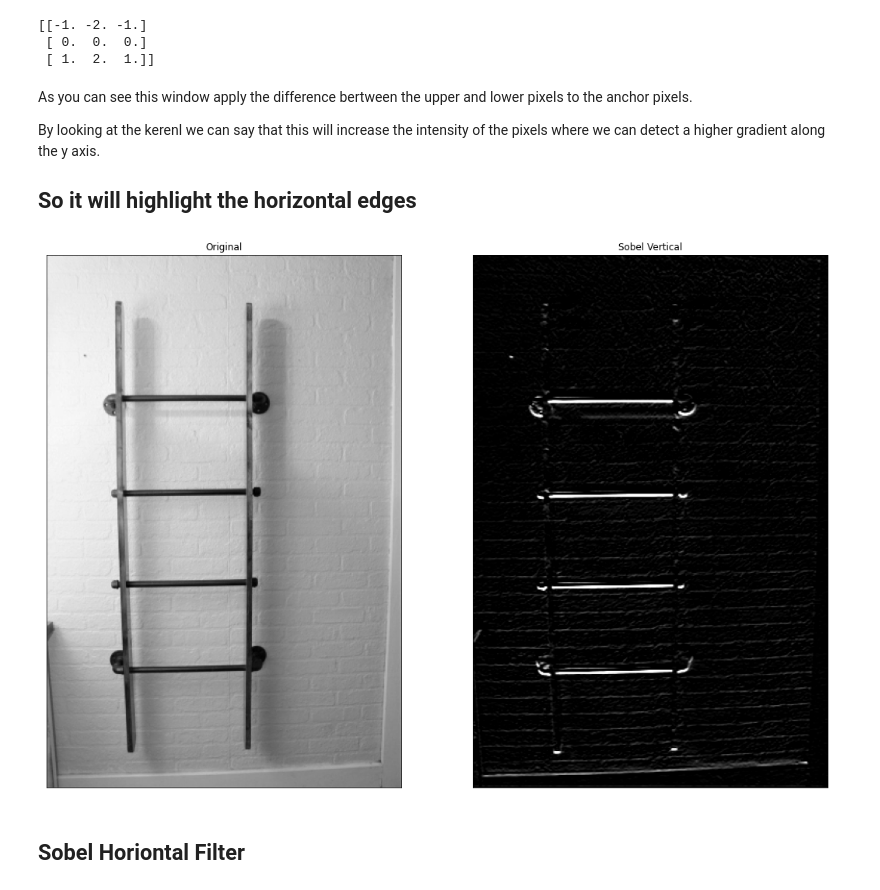
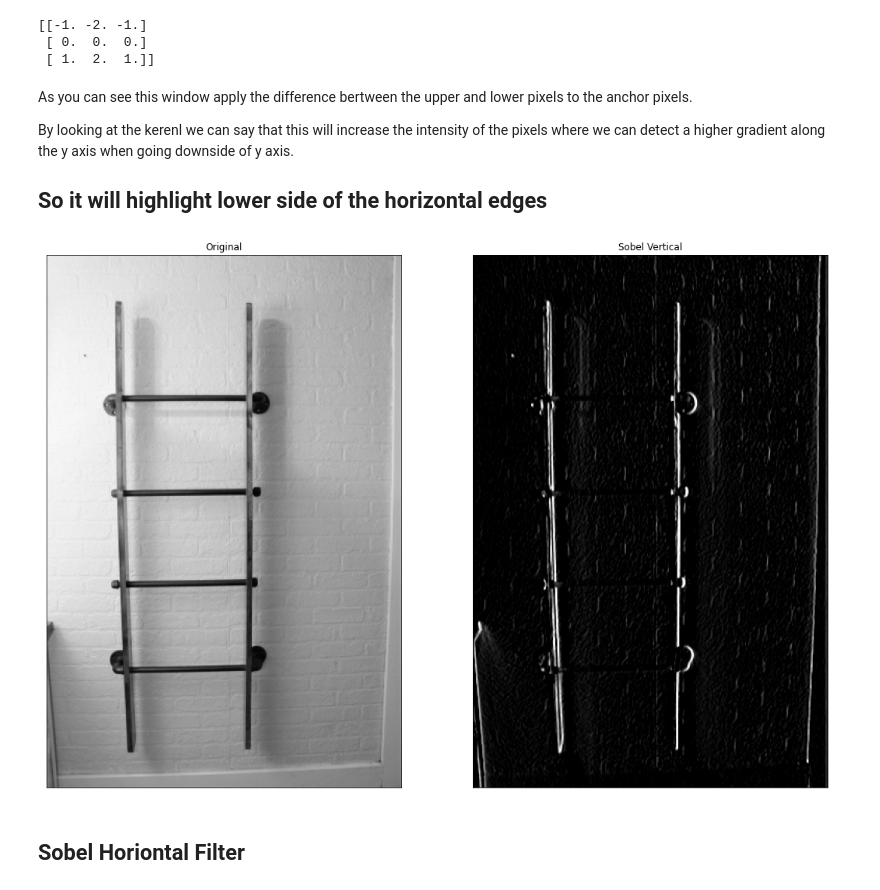
Before and after one commit to OshanJayawardana/CVpunk-Computer-Vision-Fundamentals, a Jupyter notebook: 02_part2.ipynb, the cells around one changed output. Saved outputs shown, nothing was run; the diff lists cells and outputs as text; code cells hidden in the pictures.

```diff
--- a/02_part2.ipynb
+++ b/02_part2.ipynb
@@ -159,23 +159,23 @@ print(kernel)
 # %% [markdown]
 As you can see this window apply the difference bertween the upper and lower pixels to the anchor pixels.
 
-By looking at the kerenl we can say that this will increase the intensity of the pixels where we can detect a higher gradient along the y axis.
+By looking at the kerenl we can say that this will increase the intensity of the pixels where we can detect a higher gradient along the y axis when going downside of y axis.
 
-## So it will highlight the **horizontal** edges
+## So it will highlight lower side of the **horizontal** edges
 # %%
 img = cv.imread('./images/ladder.jpg', cv.IMREAD_REDUCED_GRAYSCALE_2)
 imgc = cv.filter2D(img,-1,kernel)
 
 fig, axes  = plt.subplots(1,2, sharex='all', sharey='all', figsize=(18,18))
 axes[0].imshow(img, cmap='gray')
 axes[0].set_title('Original')
 axes[0].set_xticks([]), axes[0].set_yticks([])
-axes[1].imshow(imgc, cmap='gray')
+axes[1].imshow(imgc, cmap='gray',vmin=0,vmax=255)
 axes[1].set_title('Sobel Vertical')
 axes[1].set_xticks([]), axes[1].set_yticks([])
 plt.show()
 # %% [output]
-[figure, old version]
+[figure, new version]
 # %% [markdown]
 ## Sobel Horiontal Filter
 # %% [markdown]
```
Also changed, not shown: parts of 1 cell of this notebook.
